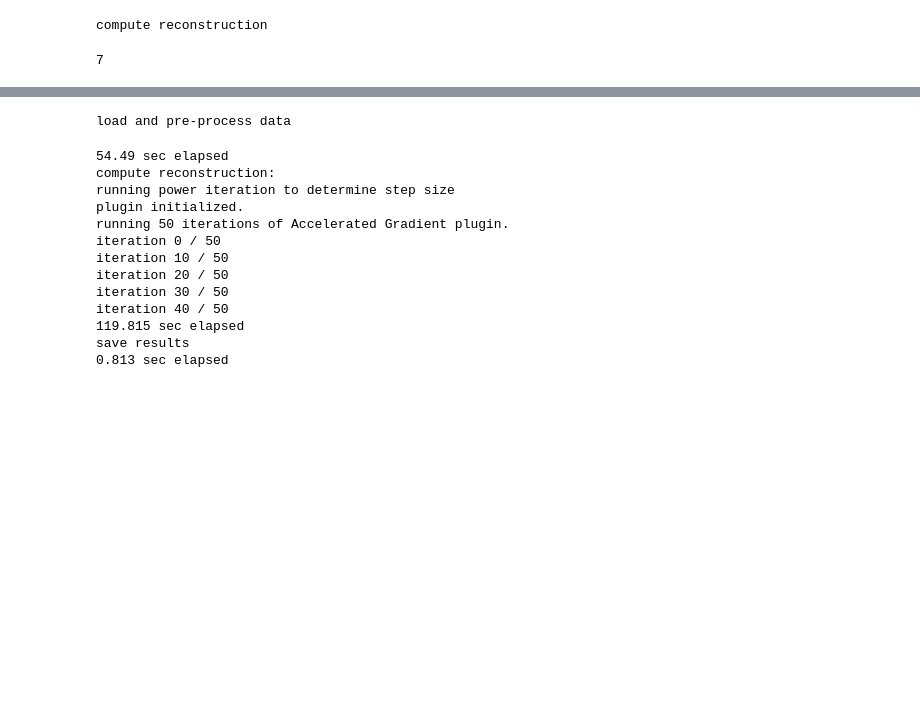
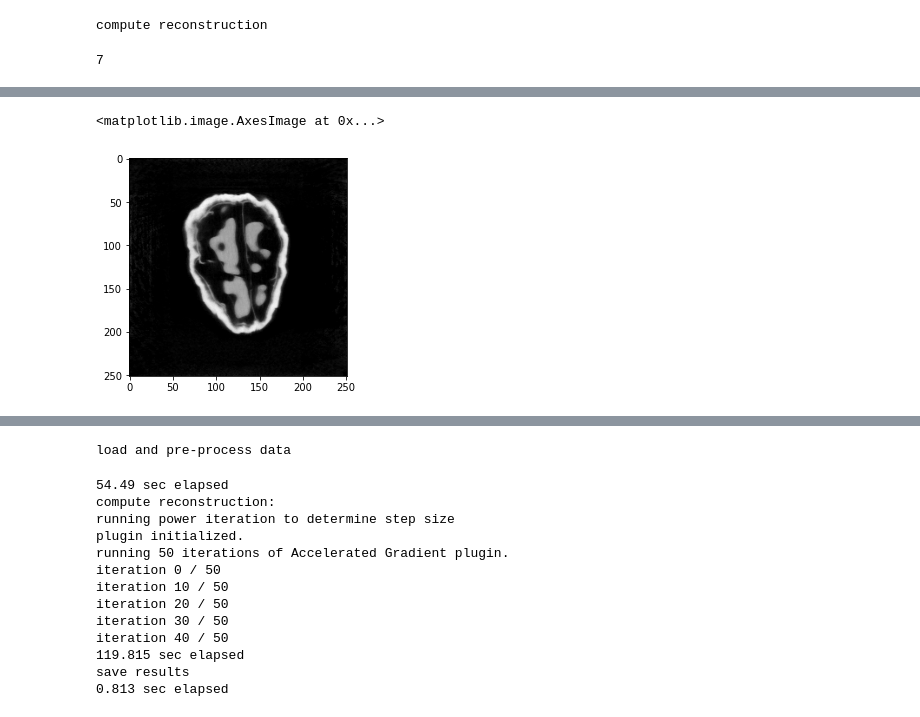
Before and after one commit to PranjalSahu/WalnutReconstructionCodes, a Jupyter notebook: test1.ipynb, the cells around one changed output, grey strips where cells are left out. Cells and saved outputs as stored; diff of their text form; code cells hidden in the pictures; blank space fills up the shorter version.

```diff
--- a/test1.ipynb
+++ b/test1.ipynb
@@ -380,0 +392,5 @@ print(r.shape)
+# %%
+plt.imshow(vol_rec[:, 180, :], cmap='gray')
+# %% [output]
+<matplotlib.image.AxesImage at 0x...>
+[figure, added]
```
Also changed, not shown: parts of 11 cells of this notebook.
